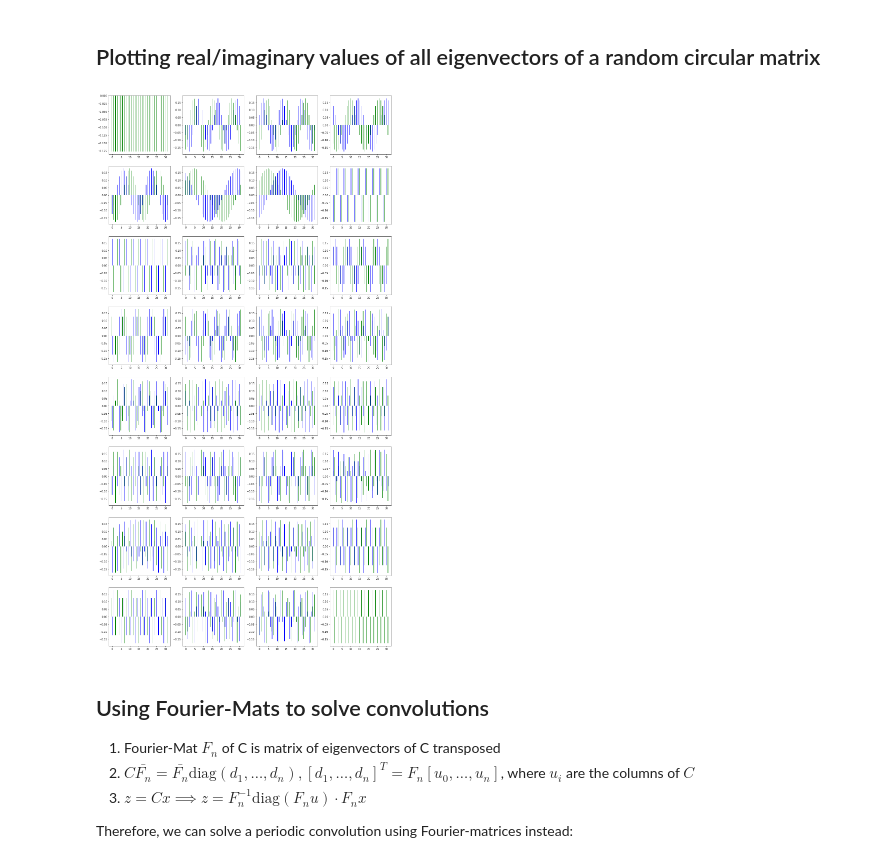
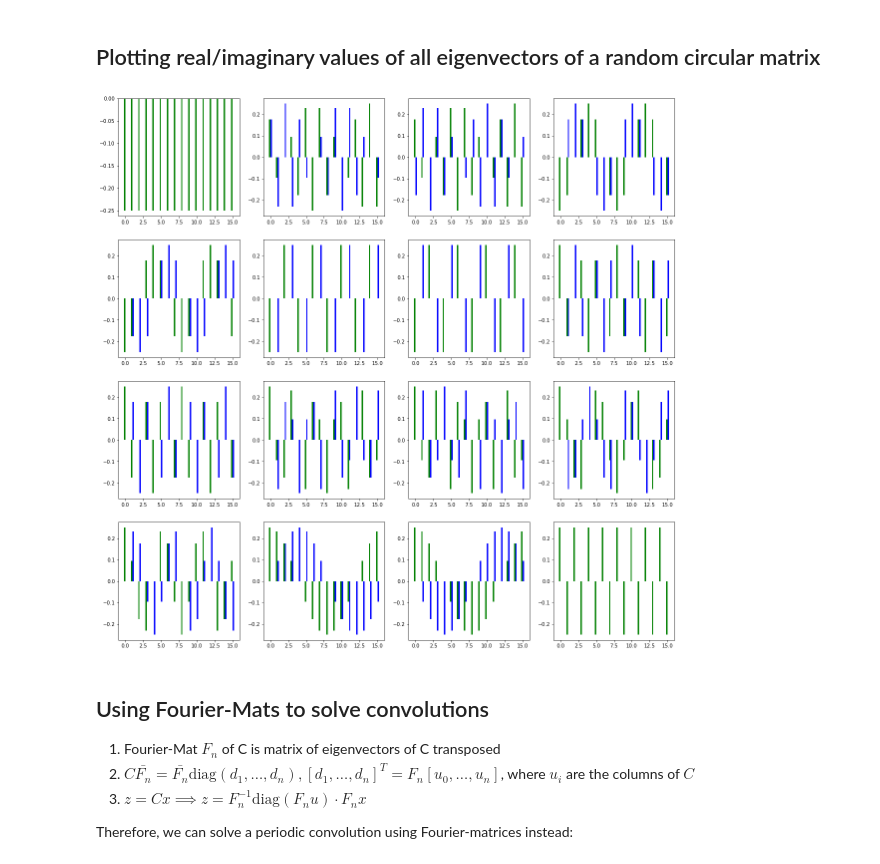
Before and after one commit to remolueoend/num_cse, a Jupyter notebook: filters.ipynb, the cells around one changed output. Cells and saved outputs as stored; diff of their text form; code cells hidden in the pictures.

```diff
--- a/filters.ipynb
+++ b/filters.ipynb
@@ -90,6 +90,33 @@ def create_circular_matrix(u):
         C[:,cIdx] = np.roll(u, cIdx)
 
     return C
+# %%
+n = 16
+col = np.random.rand(n)
+# random circular matrix
+C = create_circular_matrix(col)
+e_vals, e_vecs = la.eig(C)
+# eigenvectors are not sorted by default:
+e_idx = e_vals.argsort()[::-1]
+e_vecs = e_vecs[:,e_idx]
+
+# e_vecs = create_dfm_from_root(16)
+
+
+comp_indices = np.array(range(n))
+maxplots = min(n, 32)
+cols = 4
+
+rows = math.ceil(maxplots / float(cols))
+fig, axs = plt.subplots(rows, cols, figsize=(20, 5 * rows))
+for i in range(maxplots):
+    r = int(i / cols)
+    c = i % cols
+    ax = axs[r, c] if rows > 1 and cols > 1 else axs[c] if cols > 1 else axs[r]
+    ax.bar(comp_indices-0.1, np.real(e_vecs[:,i]), color='green', width=0.2)
+    ax.bar(comp_indices+0.1, np.imag(e_vecs[:,i]), color='blue', width=0.2)
+# %% [output]
+[figure, added]
 # %%
 def create_dfm_from_circular(C):
     """returns a fourier matrix calculated from the eigenvectors of a given circular matrix
@@ -128,27 +155,6 @@ def create_dfm_from_root(n):
     C = C.conj()
 
     return C
-# %%
-n = 32
-col = np.random.rand(n)
-# random circular matrix
-C = create_circular_matrix(col)
-_, evs = la.eig(C)
-
-comp_indices = np.array(range(n))
-maxplots = min(n, 32)
-cols = 4
-
-rows = math.ceil(maxplots / float(cols))
-fig, axs = plt.subplots(rows, cols, figsize=(20, 5 * rows))
-for i in range(maxplots):
-    r = int(i / cols)
-    c = i % cols
-    ax = axs[r, c] if rows > 1 and cols > 1 else axs[c] if cols > 1 else axs[r]
-    ax.bar(comp_indices-0.1, np.real(evs[:,i]), color='green', width=0.2)
-    ax.bar(comp_indices+0.1, np.imag(evs[:,i]), color='blue', width=0.2)
-# %% [output]
-[figure, removed]
 # %% [markdown]
 ## Using Fourier-Mats to solve convolutions
 1. Fourier-Mat $F_n$ of C is matrix of eigenvectors of C transposed
```
Also changed, not shown: parts of 10 cells of this notebook, 1 other file.
